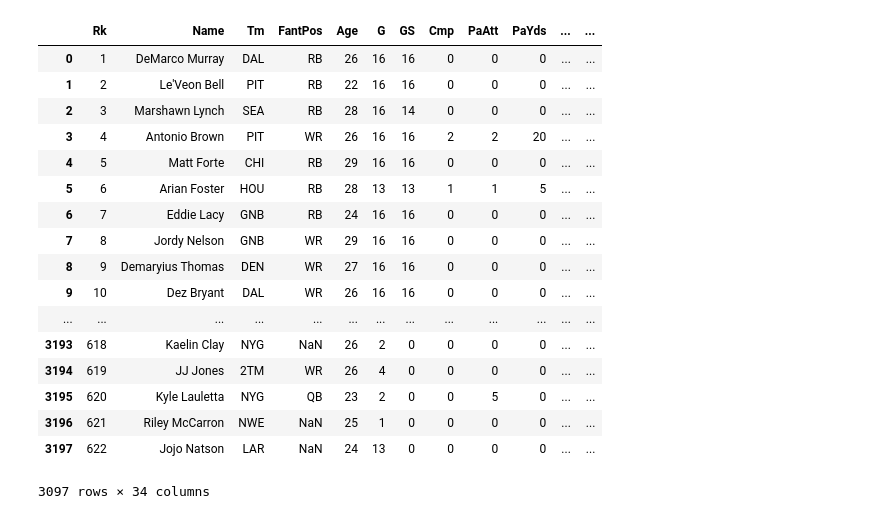
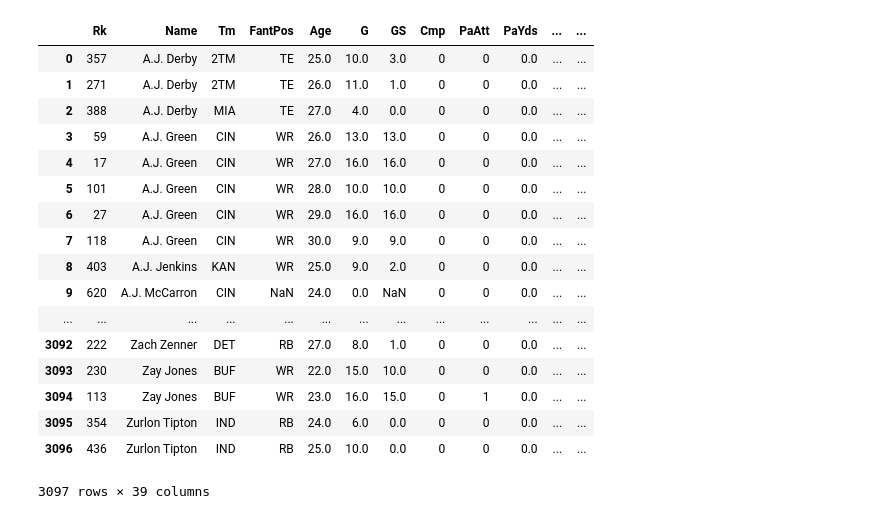
Before and after one commit to joshuacoven/fantasy_football_scraping, a Jupyter notebook: database_assembly.ipynb, the cells around one changed output. Drawn from its saved outputs; the diff is of its cells as text; code cells hidden in the pictures.

Commit message:
added missing database building code for regressions, metric creation

```diff
--- a/database_assembly.ipynb
+++ b/database_assembly.ipynb
@@ -33,21 +42,44 @@ for x in range(len(database.iloc[:, database.columns.get_loc('Name')])):
-# %%
-database
-# %% [output]
-|  | Rk | Name | Tm | FantPos | Age | G | GS | Cmp | PaAtt | PaYds | ... | ... |
-| 0 | 1 | DeMarco Murray | DAL | RB | 26 | 16 | 16 | 0 | 0 | 0 | ... | ... |
-| 1 | 2 | Le'Veon Bell | PIT | RB | 22 | 16 | 16 | 0 | 0 | 0 | ... | ... |
-| 2 | 3 | Marshawn Lynch | SEA | RB | 28 | 16 | 14 | 0 | 0 | 0 | ... | ... |
-| 3 | 4 | Antonio Brown | PIT | WR | 26 | 16 | 16 | 2 | 2 | 20 | ... | ... |
-| 4 | 5 | Matt Forte | CHI | RB | 29 | 16 | 16 | 0 | 0 | 0 | ... | ... |
-| 5 | 6 | Arian Foster | HOU | RB | 28 | 13 | 13 | 1 | 1 | 5 | ... | ... |
-| 6 | 7 | Eddie Lacy | GNB | RB | 24 | 16 | 16 | 0 | 0 | 0 | ... | ... |
-| 7 | 8 | Jordy Nelson | GNB | WR | 29 | 16 | 16 | 0 | 0 | 0 | ... | ... |
-| 8 | 9 | Demaryius Thomas | DEN | WR | 27 | 16 | 16 | 0 | 0 | 0 | ... | ... |
-| 9 | 10 | Dez Bryant | DAL | WR | 26 | 16 | 16 | 0 | 0 | 0 | ... | ... |
-| ... | ... | ... | ... | ... | ... | ... | ... | ... | ... | ... | ... | ... |
-| 3193 | 618 | Kaelin Clay | NYG | NaN | 26 | 2 | 0 | 0 | 0 | 0 | ... | ... |
-| 3194 | 619 | JJ Jones | 2TM | WR | 26 | 4 | 0 | 0 | 0 | 0 | ... | ... |
-| 3195 | 620 | Kyle Lauletta | NYG | QB | 23 | 2 | 0 | 0 | 5 | 0 | ... | ... |
-| 3196 | 621 | Riley McCarron | NWE | NaN | 25 | 1 | 0 | 0 | 0 | 0 | ... | ... |
-| 3197 | 622 | Jojo Natson | LAR | NaN | 24 | 13 | 0 | 0 | 0 | 0 | ... | ... |
-3097 rows × 34 columns
+# %%
+database = data_assembly(2014, 2019)
+shifted = shift_col(database, 'pts_next_year', 'PPR', -1)
+shifted = shift_col(shifted, 'G_prev_year', 'G', 1)
+cols_to_change = ['VBD',
+                  'Age',
+                  'PPR',
+                  'pts_next_year',
+                  'G_prev_year',
+                  'GS',
+                  'G',
+                  'PaTD',
+                  'RuTD',
+                  'ReTD',
+                  'PaYds',
+                  'RuYds',
+                  'ReYds',
+                 'Rec']
+for col in cols_to_change:
+    shifted[col] = shifted[col].astype(float)
+shifted['season_frac_1'] = shifted['G'] / 16
+shifted['season_frac_2'] = (shifted['G'] + shifted['G_prev_year']) / 32
+shifted['agesq'] = shifted['Age'] * shifted['Age']
+# %%
+shifted
+# %% [output]
+|  | Rk | Name | Tm | FantPos | Age | G | GS | Cmp | PaAtt | PaYds | ... | ... |
+| 0 | 357 | A.J. Derby | 2TM | TE | 25.0 | 10.0 | 3.0 | 0 | 0 | 0.0 | ... | ... |
+| 1 | 271 | A.J. Derby | 2TM | TE | 26.0 | 11.0 | 1.0 | 0 | 0 | 0.0 | ... | ... |
+| 2 | 388 | A.J. Derby | MIA | TE | 27.0 | 4.0 | 0.0 | 0 | 0 | 0.0 | ... | ... |
+| 3 | 59 | A.J. Green | CIN | WR | 26.0 | 13.0 | 13.0 | 0 | 0 | 0.0 | ... | ... |
+| 4 | 17 | A.J. Green | CIN | WR | 27.0 | 16.0 | 16.0 | 0 | 0 | 0.0 | ... | ... |
+| 5 | 101 | A.J. Green | CIN | WR | 28.0 | 10.0 | 10.0 | 0 | 0 | 0.0 | ... | ... |
+| 6 | 27 | A.J. Green | CIN | WR | 29.0 | 16.0 | 16.0 | 0 | 0 | 0.0 | ... | ... |
+| 7 | 118 | A.J. Green | CIN | WR | 30.0 | 9.0 | 9.0 | 0 | 0 | 0.0 | ... | ... |
+| 8 | 403 | A.J. Jenkins | KAN | WR | 25.0 | 9.0 | 2.0 | 0 | 0 | 0.0 | ... | ... |
+| 9 | 620 | A.J. McCarron | CIN | NaN | 24.0 | 0.0 | NaN | 0 | 0 | 0.0 | ... | ... |
+| ... | ... | ... | ... | ... | ... | ... | ... | ... | ... | ... | ... | ... |
+| 3092 | 222 | Zach Zenner | DET | RB | 27.0 | 8.0 | 1.0 | 0 | 0 | 0.0 | ... | ... |
+| 3093 | 230 | Zay Jones | BUF | WR | 22.0 | 15.0 | 10.0 | 0 | 0 | 0.0 | ... | ... |
+| 3094 | 113 | Zay Jones | BUF | WR | 23.0 | 16.0 | 15.0 | 0 | 1 | 0.0 | ... | ... |
+| 3095 | 354 | Zurlon Tipton | IND | RB | 24.0 | 6.0 | 0.0 | 0 | 0 | 0.0 | ... | ... |
+| 3096 | 436 | Zurlon Tipton | IND | RB | 25.0 | 10.0 | 0.0 | 0 | 0 | 0.0 | ... | ... |
+3097 rows × 39 columns
```
Also changed, not shown: parts of 4 cells of this notebook, 1 other file.
